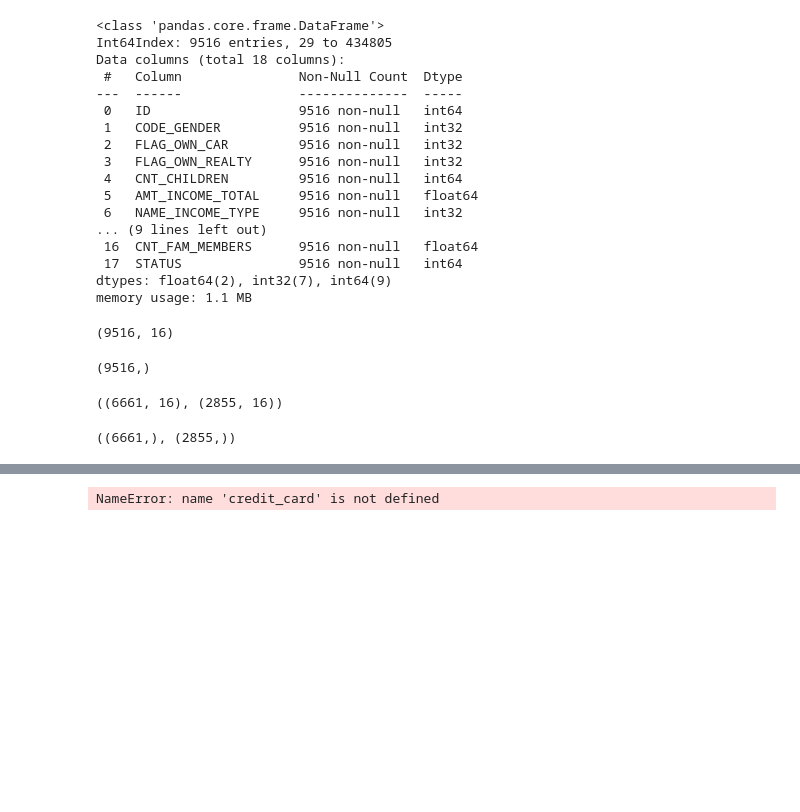
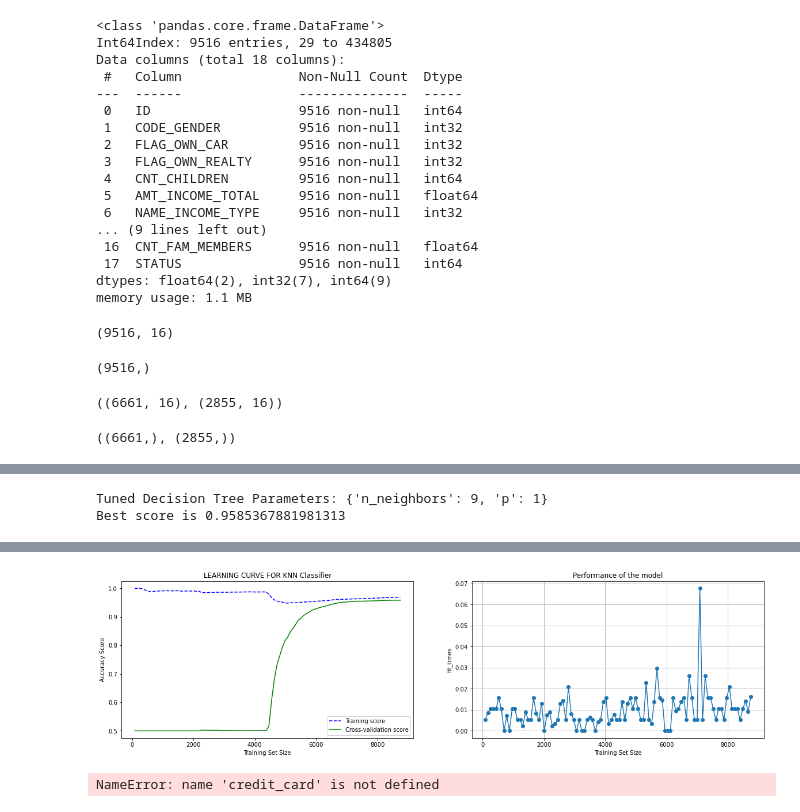
Before and after one commit to faris277/project-, a Jupyter notebook: project notbook.ipynb, the cells around one changed output, grey strips where cells are left out. Saved outputs shown, nothing was run; the diff lists cells and outputs as text; code cells hidden in the pictures; blank space fills up the shorter version.

```diff
--- a/project notbook.ipynb
+++ b/project notbook.ipynb
@@ -421,0 +506,51 @@ weighted avg       0.91      0.90      0.90      5614
+# %%
+param_dist = {"n_neighbors": randint(1, 50),
+              "p": randint(1, 5)}
+knn = KNeighborsClassifier(n_jobs=-1)
+knn_cv = RandomizedSearchCV(knn, param_dist, cv=3)
+knn_cv.fit(X_balanced,y_balanced)
+print("Tuned Decision Tree Parameters: {}".format(knn_cv.best_params_))
+print("Best score is {}".format(knn_cv.best_score_))
+# %% [output]
+Tuned Decision Tree Parameters: {'n_neighbors': 9, 'p': 1}
+Best score is 0.9585367881981313
+# %%
+def plot_learning_curve(estimator):
+    sizes, training_scores, testing_scores , fit_times, _= learning_curve(estimator, X_balanced, y_balanced, cv=3, scoring='accuracy', n_jobs=-1, train_sizes=np.linspace(0.01, 1.0, 100), return_times=True)
+    # Mean and Standard Deviation of training scores
+    mean_training = np.mean(training_scores, axis=1)
+    Standard_Deviation_training = np.std(training_scores, axis=1)
+
+    # Mean and Standard Deviation of testing scores
+    mean_testing = np.mean(testing_scores, axis=1)
+    Standard_Deviation_testing = np.std(testing_scores, axis=1)
+
+    fit_times_mean = np.mean(fit_times, axis=1)
+    fit_times_std = np.std(fit_times, axis=1)
+
+    _, axes = plt.subplots(1, 2, figsize=(20, 5))
+
+    # dotted blue line is for training scores and green line is for cross-validation score
+    axes[0].plot(sizes, mean_training, '--', color="b",  label="Training score")
+    axes[0].plot(sizes, mean_testing, color="g", label="Cross-validation score")
+
+    # Drawing plot
+#     plt.title("LEARNING CURVE FOR MLP Classifier")
+    axes[0].set_title("LEARNING CURVE FOR KNN Classifier")
+    axes[0].set_xlabel("Training Set Size"), axes[0].set_ylabel("Accuracy Score"), axes[0].legend(loc="best")
+
+    axes[1].grid()
+#     axes[1].plot(fit_times_mean, mean_testing, 'o-')
+#     axes[1].set_xlabel("fit_times")
+#     axes[1].set_ylabel("Score")
+
+    axes[1].plot(sizes, fit_times_mean, 'o-')
+    axes[1].set_xlabel("Training Set Size")
+    axes[1].set_ylabel("fit_times")
+    axes[1].set_title("Performance of the model")
+
+
+    return plt
+# %%
+plot_learning_curve(knn_cv.best_estimator_)
+# %% [output]
@@ -422,3 +558,4 @@ weighted avg       0.91      0.90      0.90      5614
+[figure, added]
 # %%
 label_good = credit_card.GOOD_OR_BAD.sum()
 label_good
```
Also changed, not shown: parts of 18 cells of this notebook.
